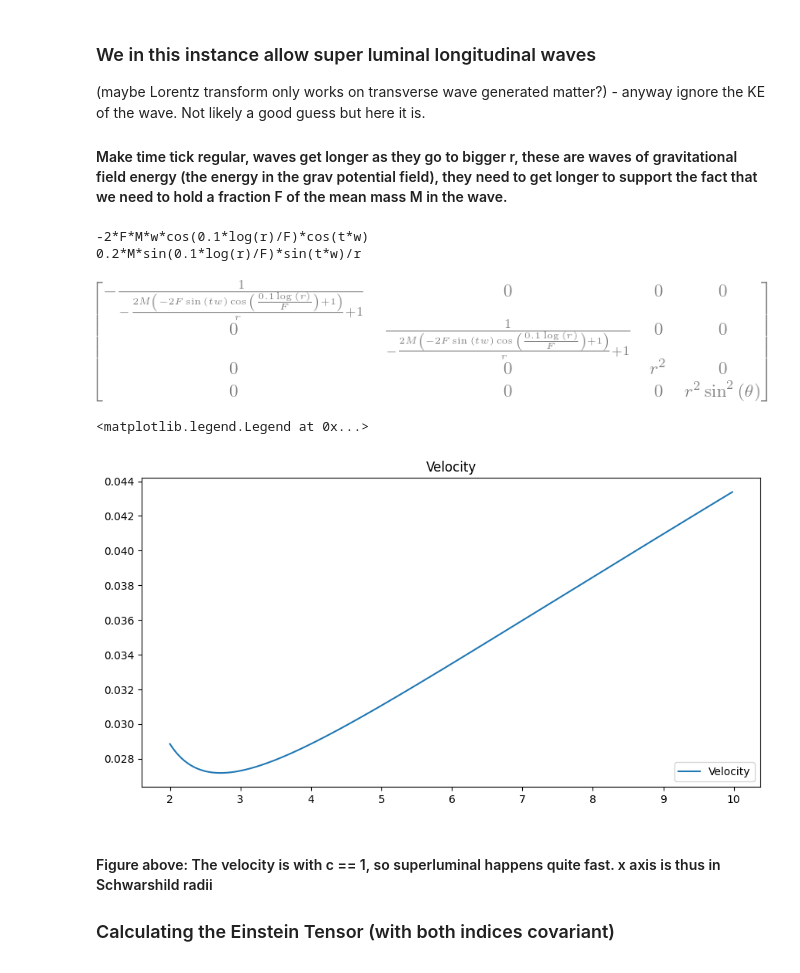
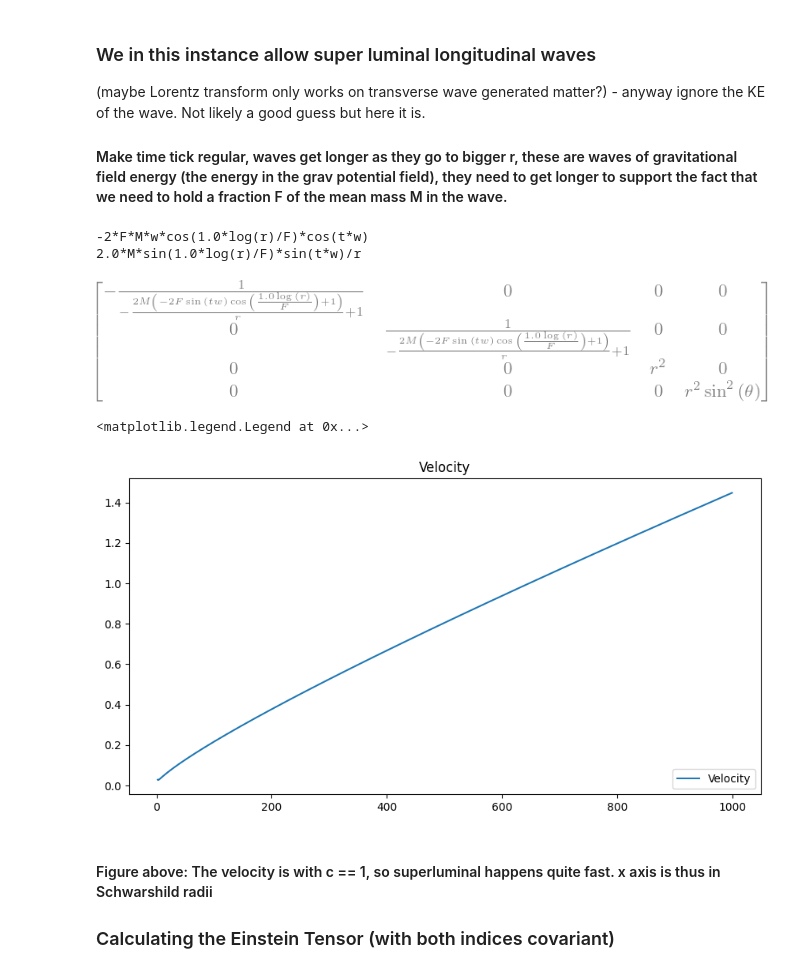
Before and after one commit to tomandersen/jupyter, a Jupyter notebook: 2022/PilotWavePaper/Vaccum Solution Varying Mass.ipynb, the cells around one changed output. Saved outputs shown, nothing was run; the diff lists cells and outputs as text; code cells hidden in the pictures.

```diff
--- a/2022/PilotWavePaper/Vaccum Solution Varying Mass.ipynb
+++ b/2022/PilotWavePaper/Vaccum Solution Varying Mass.ipynb
@@ -26,7 +26,7 @@ syms = sympy.symbols("t r theta phi")
 G, M, F, a, w = sympy.symbols("G M F a w")
 #a = M*(1 - F*sin(w*(syms[0] - 1/(w*F)*ln(syms[1])))) + M*(1 - F*sin(w*(syms[0] + 1/(w*F)*ln(syms[1]))))
 # use trig identities, standing waves result from in plus out
-Y = 10.0 # Y is a whacky factor - will Y != 1 make the stress energy tensor blow up?
+Y = 1.0 # Y is a whacky factor - will Y != 1 make the stress energy tensor blow up?
 
 # Logarithimic
 a = M*(1 - F*2*sin(w*syms[0])*cos(ln(syms[1])/(Y*F)))
@@ -56,32 +56,32 @@ list2d[3][3] = (syms[1])**2*(sympy.sin(syms[2]) ** 2)
 sch = MetricTensor(list2d, syms)
 sch.tensor()
 # %% [output]
--2*F*M*w*cos(0.1*log(r)/F)*cos(t*w)
-0.2*M*sin(0.1*log(r)/F)*sin(t*w)/r
+-2*F*M*w*cos(1.0*log(r)/F)*cos(t*w)
+2.0*M*sin(1.0*log(r)/F)*sin(t*w)/r
 [figure]
 # %%
 #wave front velocity as a function of r
 # for a typical sine wave travelling along we have (v == velocity)
 #normalSin = sin(w*(syms[0] - syms[1]/v))
 #so for us we have a wave front velocity - just mult by r/r and v
 #normalSin = sin(w*(syms[0] - syms[1]/(syms[1]/ln(syms[1]*F)))
 F = 0.01
 w = 1
 
 #Make x values - which we will sub in for r
-x = np.arange(2.0, 10.0, 0.02)
+x = np.arange(2.0, 1000.0, 0.2)
 vel = x*F*w/(np.log(x))
 
 fig=plt.figure(figsize=(8, 4))
 ax=fig.add_axes([0,2,1.0,1.0])
 ax.plot(x,vel, label="Velocity")
 
 ax.set_title("Velocity")
 
 ax.legend(loc="lower right")
 # %% [output]
 <matplotlib.legend.Legend at 0x...>
-[figure, old version]
+[figure, new version]
 # %% [markdown]
 #### Figure above: The velocity is with c == 1, so superluminal happens quite fast. x axis is thus in Schwarshild radii
 
```
Also changed, not shown: parts of 4 cells of this notebook, 1 other file.
